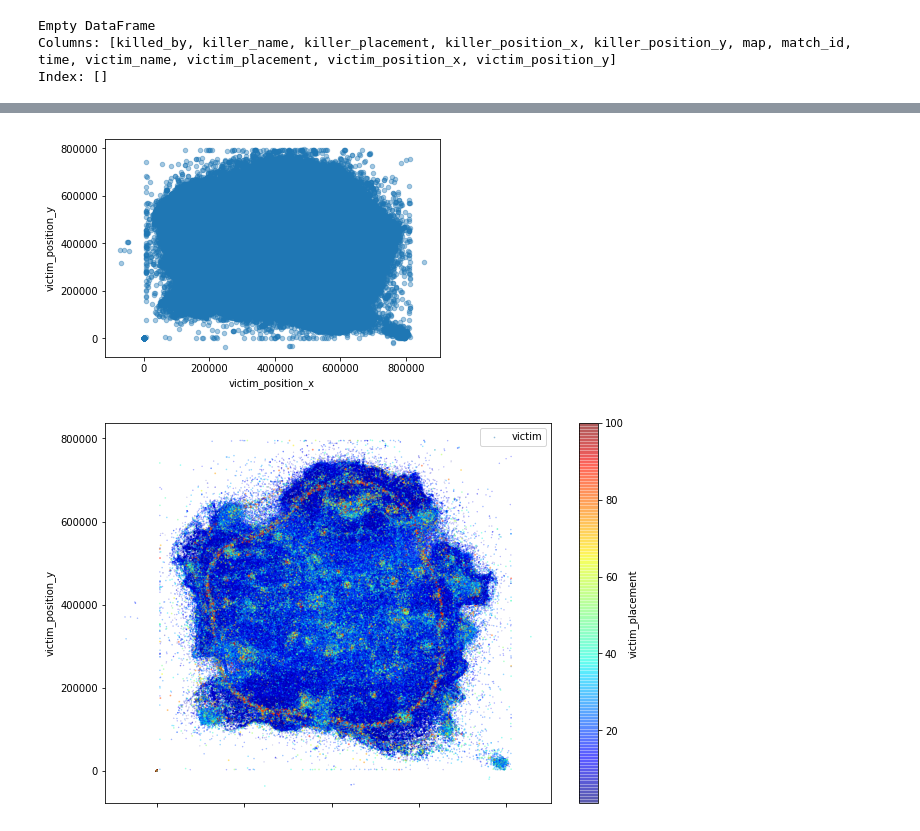
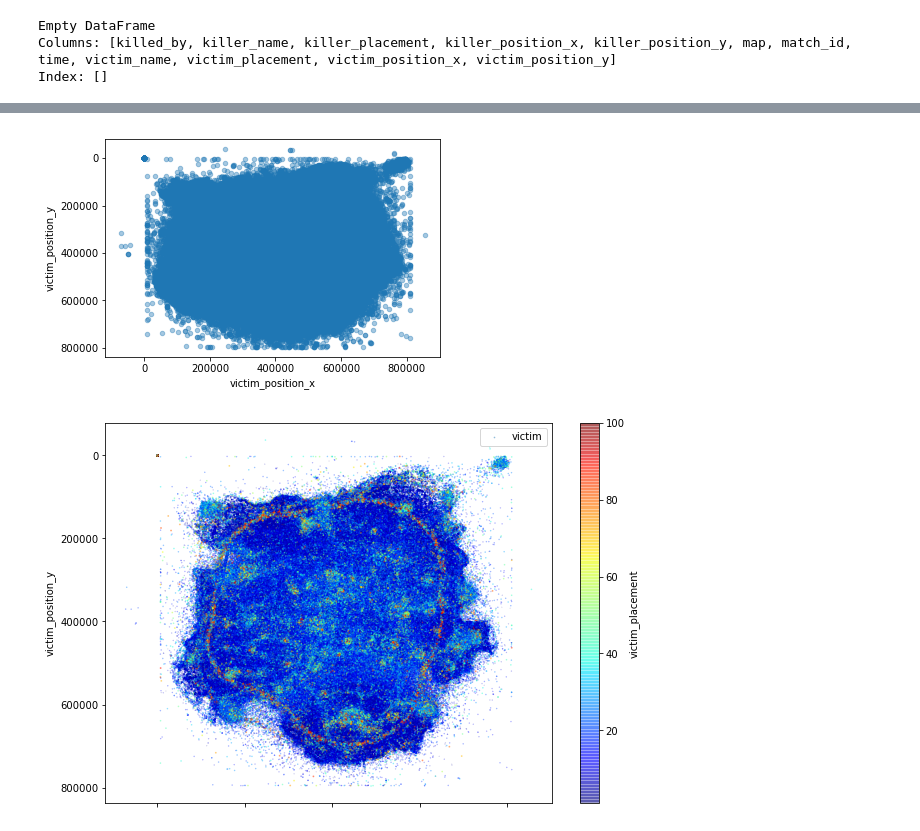
Before and after one commit to Alder9/csci4502-finalproject, a Jupyter notebook: Data-visualizations/heatMap_dangerous_area.ipynb, the cells around one changed output, grey strips where cells are left out. Cells and saved outputs as stored; diff of their text form; code cells hidden in the pictures.

```diff
--- a/Data-visualizations/heatMap_dangerous_area.ipynb
+++ b/Data-visualizations/heatMap_dangerous_area.ipynb
@@ -3,7 +3,9 @@ import pandas as pd
 import numpy as np
 
 print('Loading data sets...')
-dfK1 = pd.read_csv('deaths/kill_match_stats_final_1.csv', dtype = {'killed_by':str, 'killer_name':str, 'killer_placement':float, 'killer_position_x':float, 'killer_position_y':float, 'map':str, 'match_id':str, 'victim_name':str, 'victim_placement':float, 'victim_position_x':float, 'victim_position_y':float} ) #Load kill data set for 3rd kill data file
+hao_path = 'deaths/kill_match_stats_final_1.csv'
+thomas_path = 'F:/Datasets/pubg-match-deaths/deaths/kill_match_stats_final_1.csv'
+dfK1 = pd.read_csv(thomas_path, dtype = {'killed_by':str, 'killer_name':str, 'killer_placement':float, 'killer_position_x':float, 'killer_position_y':float, 'map':str, 'match_id':str, 'victim_name':str, 'victim_placement':float, 'victim_position_x':float, 'victim_position_y':float} ) #Load kill data set for 3rd kill data file
 print('Player death and aggregate data loaded.\n')
 # %% [output]
 Loading data sets...
@@ -82,19 +90,23 @@ plt.show()
 dfK1_copy2 = dfK1.loc[dfK1["map"] == "ERANGEL" ]
 dfK1_copy2.dropna(how="any")
 dfK1_copy2.plot(kind = "scatter", x= "victim_position_x", y="victim_position_y",alpha=0.4)
+plt.gca().invert_yaxis() # invert y axis
+
 plt.show()
 # %% [output]
-[figure, old version]
+[figure, new version]
 # %%
 dfK1_copy2.plot(kind="scatter", x="victim_position_x", y="victim_position_y",
     s=dfK1_copy2['victim_placement']/100, label="victim",
     c="victim_placement", cmap=plt.get_cmap("jet"),
     colorbar=True, alpha=0.4, figsize=(10,7),
 )
+plt.gca().invert_yaxis() # invert y axis
+
 plt.legend()
 plt.show()
 # %% [output]
-[figure, old version]
+[figure, new version]
 # %%
 dfK1_copy2=dfK1_copy2.dropna(subset=["victim_placement"])
 # %%
```
Also changed, not shown: parts of 4 cells of this notebook, 2 other files.
